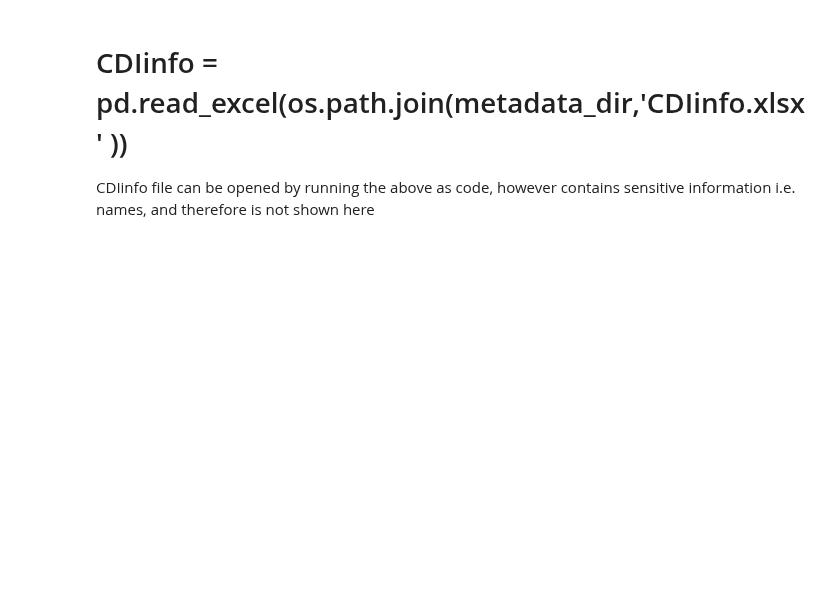
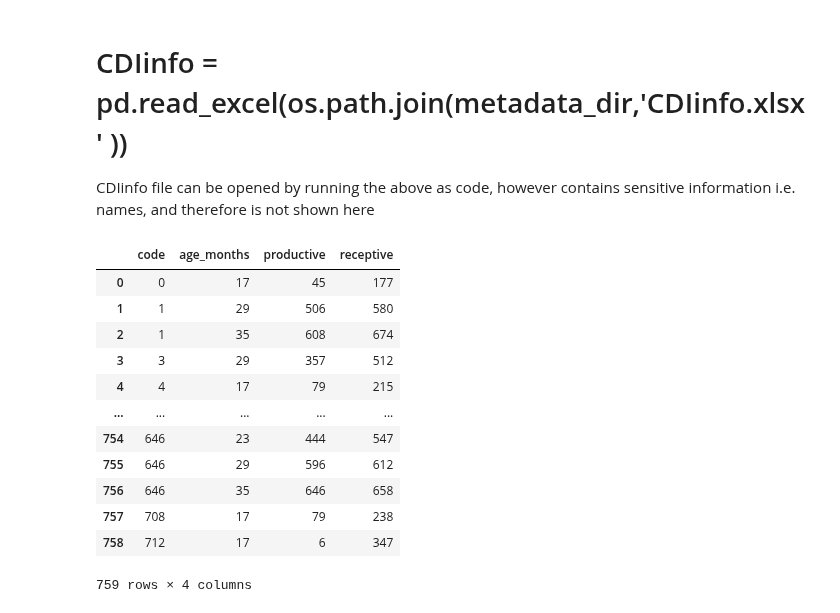
Before and after one commit to eegyolk-ai/eegyolk, a Jupyter notebook: reproducibility_experiments/data_overview.ipynb, the cells around one changed output. Cells and saved outputs as stored; diff of their text form; code cells hidden in the pictures; blank space fills up the shorter version.

```diff
--- a/reproducibility_experiments/data_overview.ipynb
+++ b/reproducibility_experiments/data_overview.ipynb
@@ -213,3 +213,21 @@ AvgRef_N1_allesites_missingDELETE_Min30trials
 # %% [markdown]
 # CDIinfo = pd.read_excel(os.path.join(metadata_dir,'CDIinfo.xlsx' ))
 CDIinfo file can be opened by running the above as code, however contains sensitive information i.e. names, and therefore is not shown here
+# %%
+CDIinfo_combined = pd.read_csv(os.path.join(metadata_dir,'CDIinfo_combined.csv' ))
+# %%
+CDIinfo_combined
+# %% [output]
+|  | code | age_months | productive | receptive |
+| 0 | 0 | 17 | 45 | 177 |
+| 1 | 1 | 29 | 506 | 580 |
+| 2 | 1 | 35 | 608 | 674 |
+| 3 | 3 | 29 | 357 | 512 |
+| 4 | 4 | 17 | 79 | 215 |
+| ... | ... | ... | ... | ... |
+| 754 | 646 | 23 | 444 | 547 |
+| 755 | 646 | 29 | 596 | 612 |
+| 756 | 646 | 35 | 646 | 658 |
+| 757 | 708 | 17 | 79 | 238 |
+| 758 | 712 | 17 | 6 | 347 |
+759 rows × 4 columns
```
Also changed, not shown: parts of 9 cells of this notebook.
